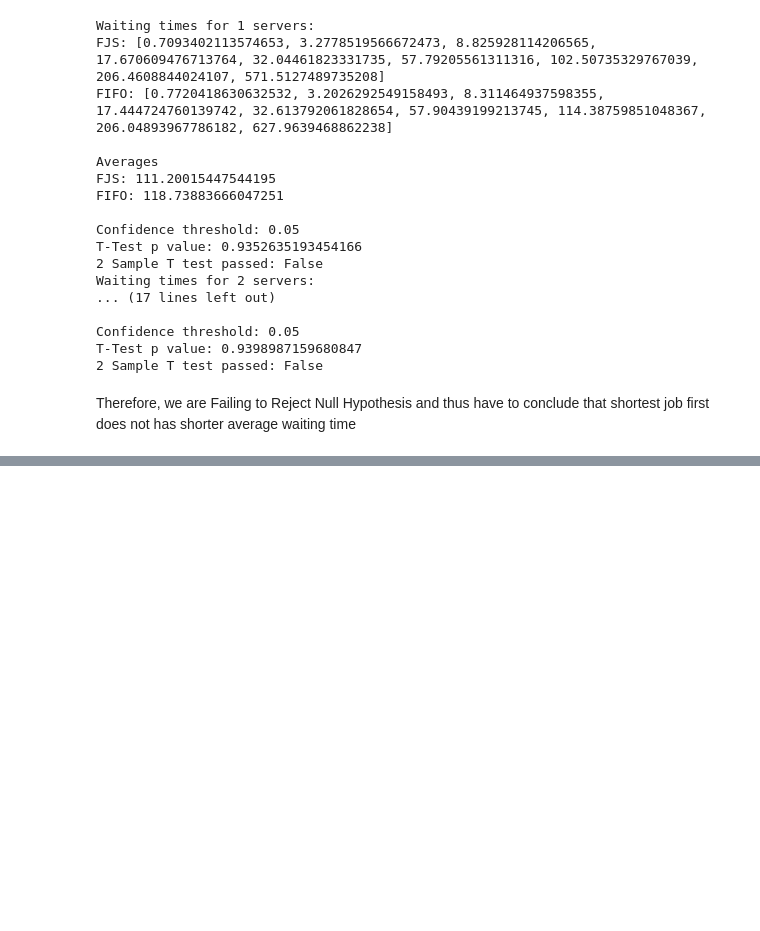
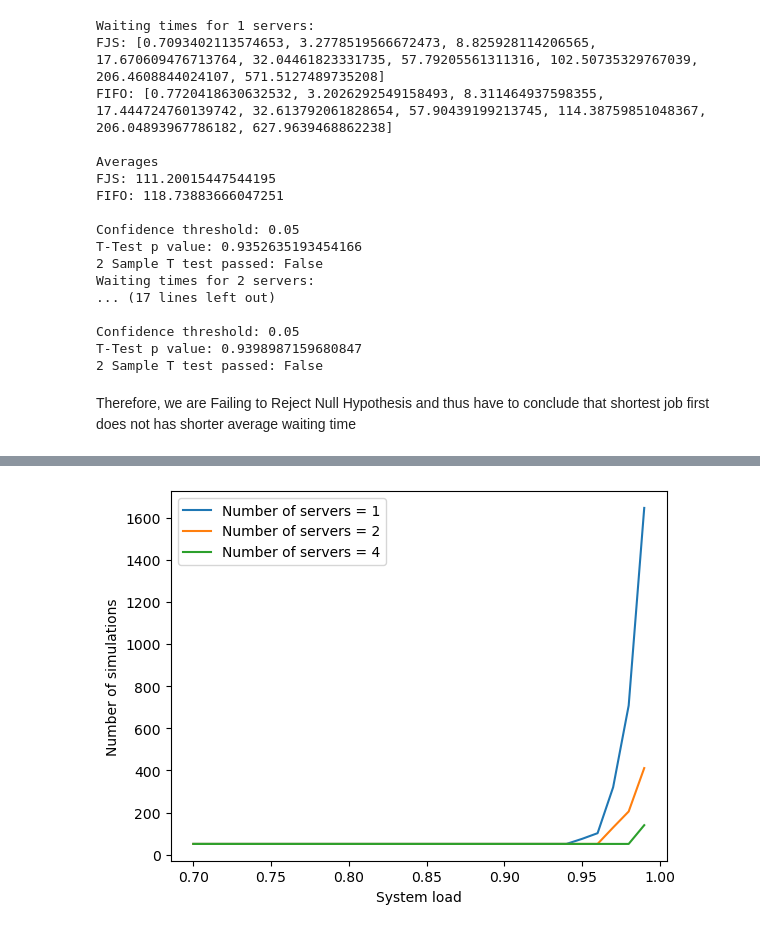
Before and after one commit to pabloralves/Stoc_Assignment_2, a Jupyter notebook: Q4_test.ipynb, the cells around one changed output, grey strips where cells are left out. Saved outputs shown, nothing was run; the diff lists cells and outputs as text; code cells hidden in the pictures; blank space fills up the shorter version.

```diff
--- a/Q4_test.ipynb
+++ b/Q4_test.ipynb
@@ -468,0 +527,5 @@ Therefore, we are Failing to Reject Null Hypothesis and thus have to conclude th
+# %%
+fig, axs = plt.subplots(dpi=100)
+plot_nsimulations(data,axs)
+# %% [output]
+[figure, added]
```
Also changed, not shown: parts of 3 cells of this notebook, 1 other file.
